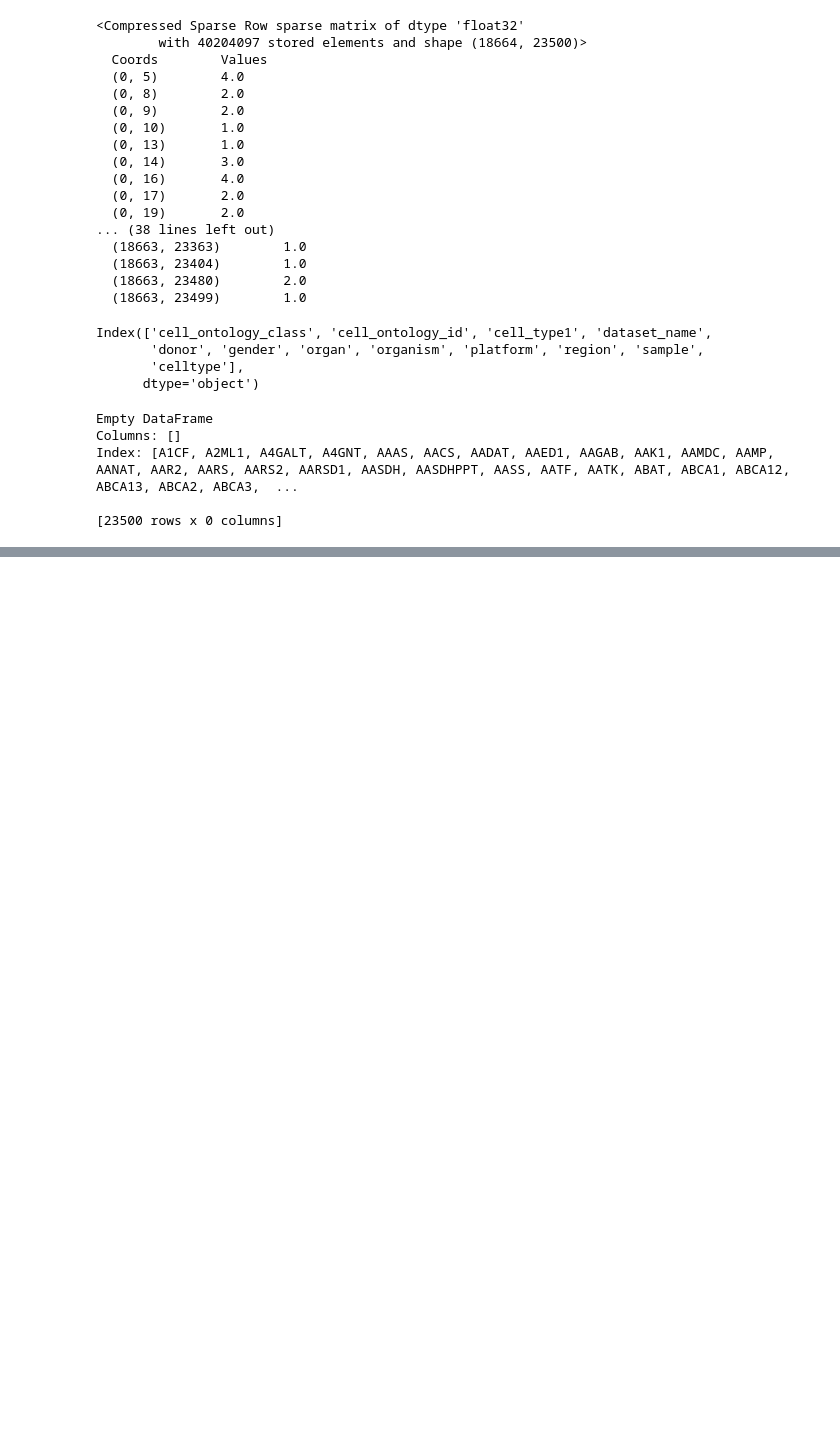
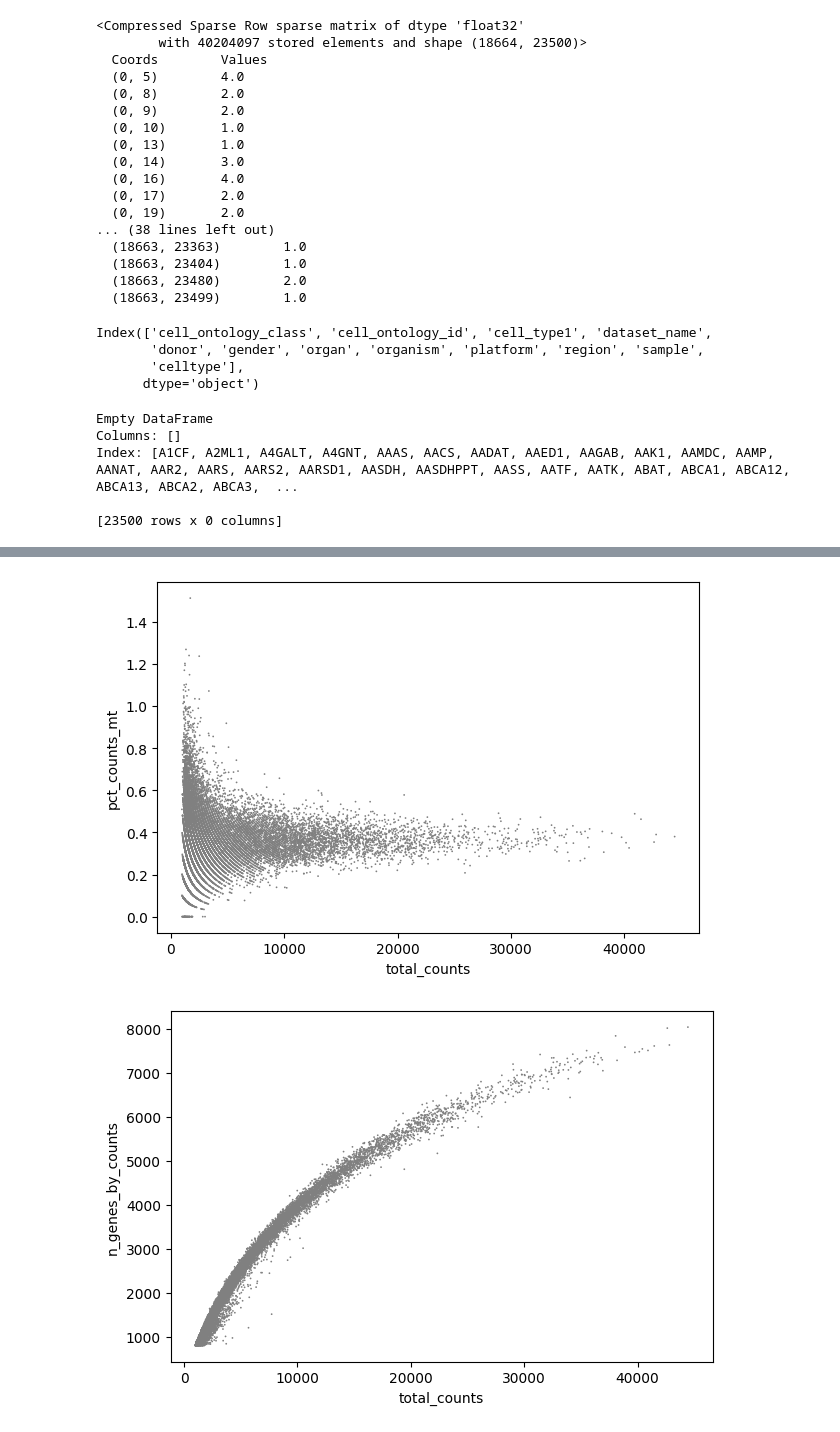
Before and after one commit to BlueberryOreo/Machine-Learning-suda-2025-fall-Course-Report, a Jupyter notebook: code/test.ipynb, the cells around one changed output, grey strips where cells are left out. Saved outputs shown, nothing was run; the diff lists cells and outputs as text; code cells hidden in the pictures; blank space fills up the shorter version.

```diff
--- a/code/test.ipynb
+++ b/code/test.ipynb
@@ -82,0 +69,6 @@ plt.show()
+# %%
+sc.pl.scatter(raw_data, x="total_counts", y="pct_counts_mt")
+sc.pl.scatter(raw_data, x="total_counts", y="n_genes_by_counts")
+# %% [output]
+[figure, added]
+[figure, added]
```
Also changed, not shown: parts of 6 cells of this notebook.
